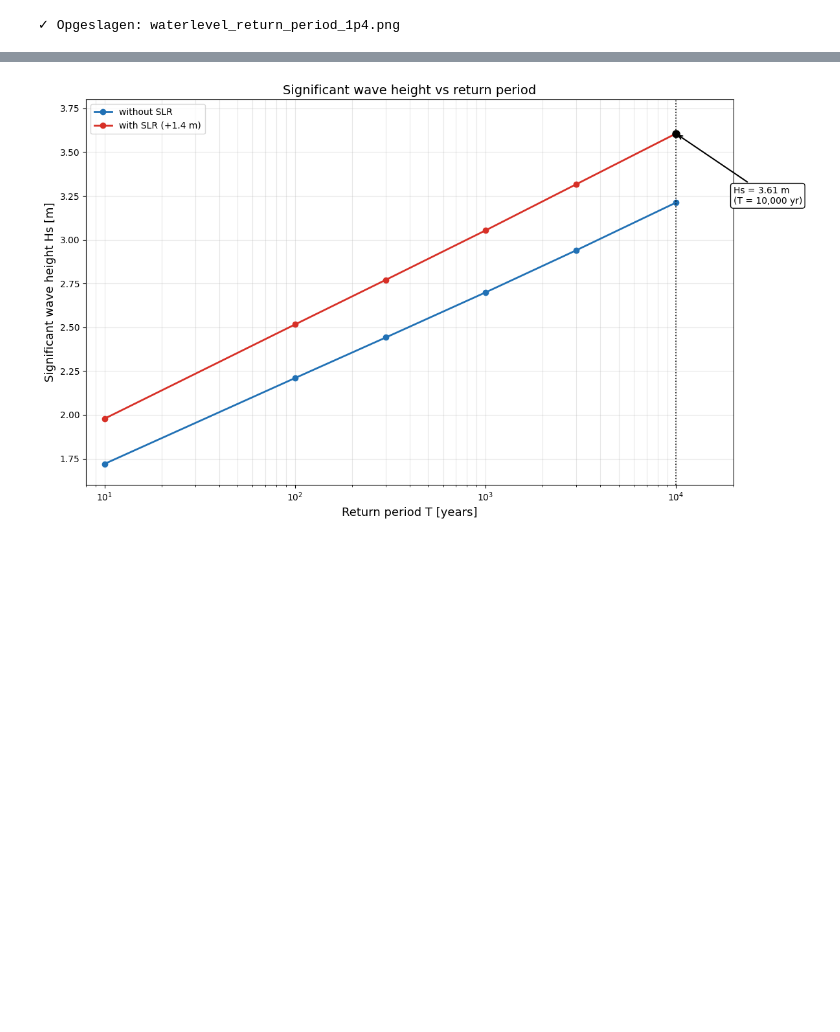
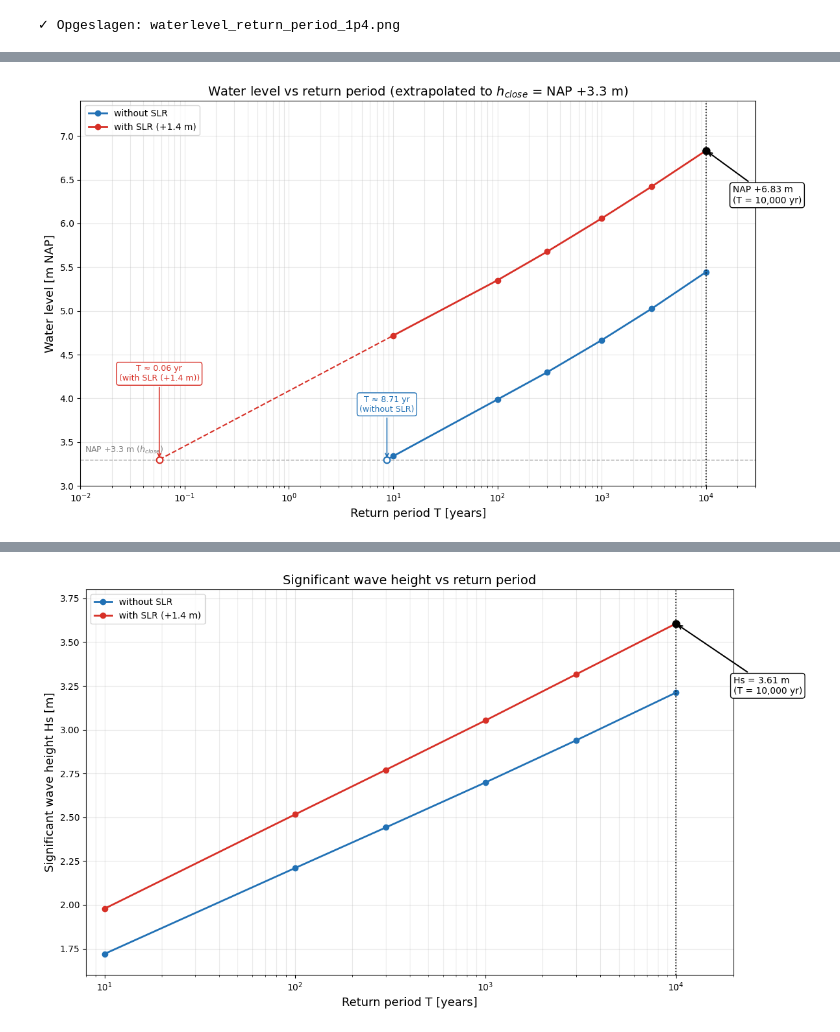
Before and after one commit to hsalden/The-Holland-Barrier, a Jupyter notebook: Hydraulic_conditions_hydranl.ipynb, the cells around one changed output, grey strips where cells are left out. Drawn from its saved outputs; the diff is of its cells as text; code cells hidden in the pictures; blank space fills up the shorter version.

```diff
--- a/Hydraulic_conditions_hydranl.ipynb
+++ b/Hydraulic_conditions_hydranl.ipynb
@@ -66,0 +63,85 @@ print("\n✓ Opgeslagen: waterlevel_return_period_1p4.png")
+# %%
+import numpy as np
+import matplotlib.pyplot as plt
+
+# ── Return periods ──
+T = np.array([10, 100, 300, 1000, 3000, 10000])
+
+# ── Water levels [m + NAP] ──
+data = {
+    "without SLR":       np.array([3.339, 3.988, 4.299, 4.666, 5.024, 5.444]),
+    "with SLR (+1.4 m)": np.array([4.718, 5.350, 5.678, 6.058, 6.420, 6.833]),
+}
+
+# ── Doelwaterstand (operationeel sluitpeil h_close) ──
+WL_TARGET = 3.3  # m + NAP
+
+# ── Inverse extrapolatie: bij welke T hoort WL_TARGET? ──
+# Waterstand ~ lineair in log10(T); gebruik de lokale helling van de twee
+# onderste punten (T = 10 en T = 100), representatief voor de onderkant.
+logT = np.log10(T)
+T_at_target = {}
+for scen, wl in data.items():
+    slope_local = (wl[1] - wl[0]) / (logT[1] - logT[0])            # dWL / dlog10(T)
+    logT_target = logT[0] + (WL_TARGET - wl[0]) / slope_local      # invert naar log10(T)
+    T_at_target[scen] = 10 ** logT_target
+    print(f"{scen:20s}: WL = {WL_TARGET} m NAP -> T = {T_at_target[scen]:.4f} yr")
+
+# ── Plot ──
+fig, ax = plt.subplots(figsize=(12, 7))
+colors = ["#2171b5", "#d73027"]
+
+for i, (scen, wl) in enumerate(data.items()):
+    # gemeten reeks
+    ax.plot(T, wl, '-o', color=colors[i], linewidth=2, markersize=6, label=scen)
+    # geëxtrapoleerd segment van (T_target, WL_TARGET) -> (T=10, laagste meetpunt)
+    ax.plot([T_at_target[scen], T[0]], [WL_TARGET, wl[0]], '--',
+            color=colors[i], linewidth=1.5)
+    # geëxtrapoleerd punt op WL_TARGET (open marker)
+    ax.plot(T_at_target[scen], WL_TARGET, 'o', color=colors[i],
+            markerfacecolor='white', markersize=7, markeredgewidth=1.5, zorder=5)
+
+# ── Horizontale lijn op doelwaterstand ──
+ax.axhline(y=WL_TARGET, color='gray', linestyle='--', linewidth=1.0, alpha=0.7)
+ax.text(0.011, WL_TARGET + 0.05, f'NAP +{WL_TARGET:.1f} m ($h_{{close}}$)',
+        fontsize=9, color='gray', va='bottom')
+
+# ── Verticale lijn T = 10.000 + annotatie hoogste scenario ──
+ax.axvline(x=10000, color='black', linestyle=':', linewidth=1.2)
+wl_10k = data["with SLR (+1.4 m)"][-1]
+ax.plot(10000, wl_10k, 'ko', markersize=8)
+ax.annotate(f'NAP +{wl_10k:.2f} m\n(T = 10,000 yr)',
+            xy=(10000, wl_10k), xytext=(18000, wl_10k - 0.6),
+            arrowprops=dict(arrowstyle='->', lw=1.5), fontsize=10,
+            bbox=dict(boxstyle='round,pad=0.3', facecolor='white', edgecolor='black'))
+
+# ── Annotaties: terugkeertijd bij WL_TARGET (beide scenario's) ──
+for i, (scen, wl) in enumerate(data.items()):
+    Tt = T_at_target[scen]
+    ax.annotate(f'T \u2248 {Tt:.2f} yr\n({scen})',
+                xy=(Tt, WL_TARGET),
+                xytext=(Tt, WL_TARGET + 0.55 + 0.35 * i),
+                arrowprops=dict(arrowstyle='->', lw=1.2, color=colors[i]),
+                fontsize=9, color=colors[i], ha='center',
+                bbox=dict(boxstyle='round,pad=0.3', facecolor='white',
+                          edgecolor=colors[i]))
+
+# ── Opmaak ──
+ax.set_xscale('log')
+ax.set_xlabel('Return period T [years]', fontsize=13)
+ax.set_ylabel('Water level [m NAP]', fontsize=13)
+ax.set_title('Water level vs return period (extrapolated to $h_{close}$ = NAP +3.3 m)',
+             fontsize=14)
+ax.set_xlim(0.01, 30000)
+ax.set_ylim(3.0, 7.4)
+ax.grid(True, which='both', alpha=0.3)
+ax.legend(loc='upper left')
+
+plt.tight_layout()
+# plt.savefig('waterlevel_return_period_3p3.png', dpi=200)
+plt.show()
+
+# print("\n\u2713 Opgeslagen: waterlevel_return_period_3p3.png")
+
+print(f"{365*Tt:.0f} days")
+# %% [output]
@@ -66,0 +150 @@ print("\n✓ Opgeslagen: waterlevel_return_period_1p4.png")
+[figure, added]
```
Also changed, not shown: parts of 8 cells of this notebook.
